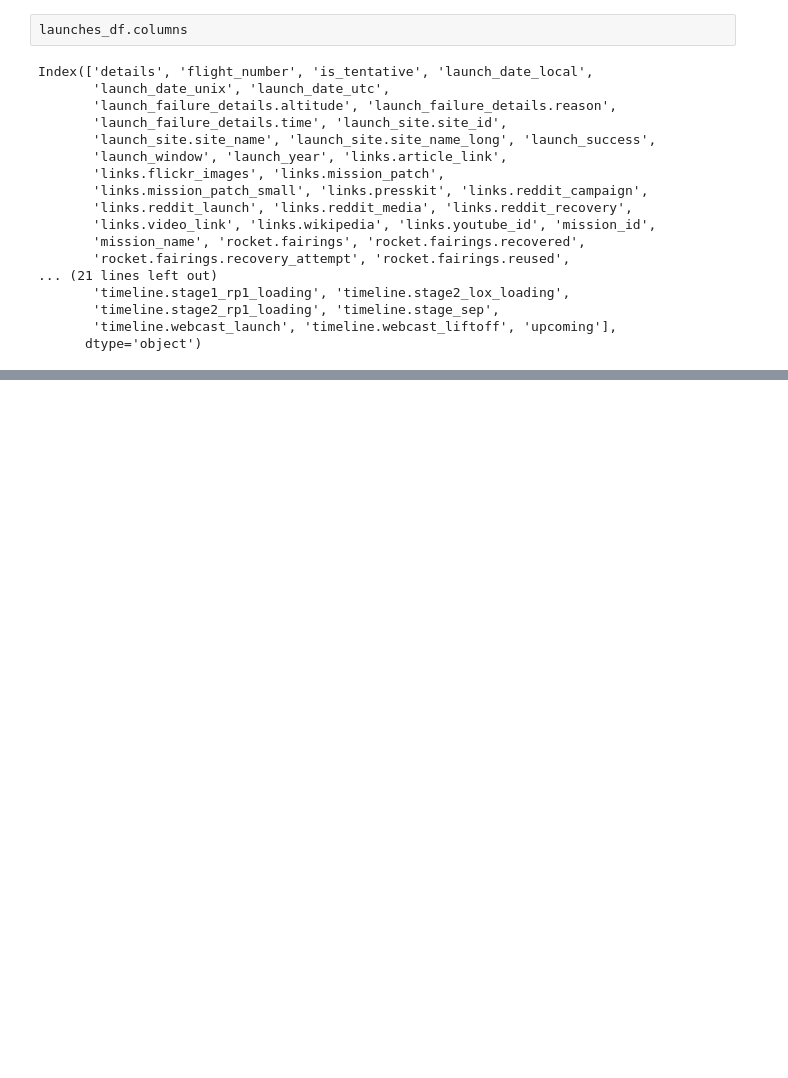
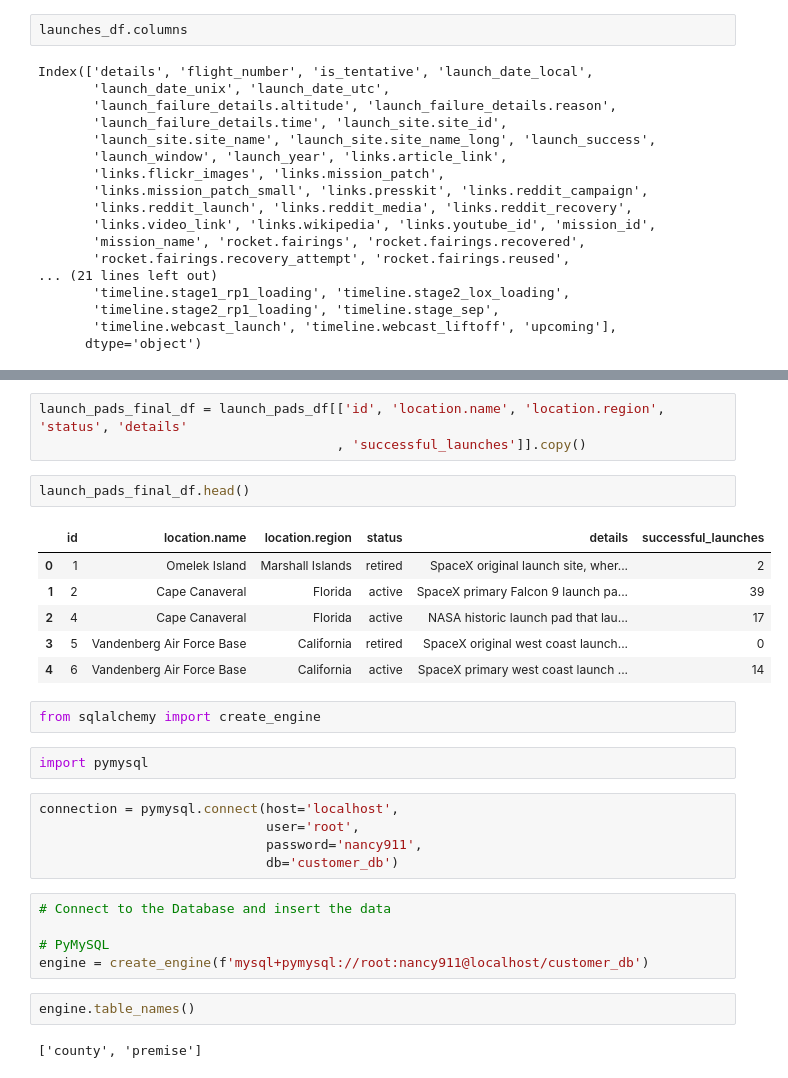
Before and after one commit to alobodanov/ETLspaceX, a Jupyter notebook: Hugo/bin/Extract_Insert_SpaceX.ipynb, the cells around one changed output, grey strips where cells are left out. Drawn from its saved outputs; the diff is of its cells as text; blank space fills up the shorter version.

```diff
--- a/Hugo/bin/Extract_Insert_SpaceX.ipynb
+++ b/Hugo/bin/Extract_Insert_SpaceX.ipynb
@@ -89,0 +141,30 @@ Index(['details', 'flight_number', 'is_tentative', 'launch_date_local',
+# %%
+launch_pads_final_df = launch_pads_df[['id', 'location.name', 'location.region', 'status', 'details'
+                                      , 'successful_launches']].copy()
+# %%
+launch_pads_final_df.head()
+# %% [output]
+|  | id | location.name | location.region | status | details | successful_launches |
+| 0 | 1 | Omelek Island | Marshall Islands | retired | SpaceX original launch site, wher... | 2 |
+| 1 | 2 | Cape Canaveral | Florida | active | SpaceX primary Falcon 9 launch pa... | 39 |
+| 2 | 4 | Cape Canaveral | Florida | active | NASA historic launch pad that lau... | 17 |
+| 3 | 5 | Vandenberg Air Force Base | California | retired | SpaceX original west coast launch... | 0 |
+| 4 | 6 | Vandenberg Air Force Base | California | active | SpaceX primary west coast launch ... | 14 |
+# %%
+from sqlalchemy import create_engine
+# %%
+import pymysql
+# %%
+connection = pymysql.connect(host='localhost',
+                             user='root',
+                             password='nancy911',
+                             db='customer_db')
+# %%
+# Connect to the Database and insert the data
+
+# PyMySQL
+engine = create_engine(f'mysql+pymysql://root:nancy911@localhost/customer_db')
+# %%
+engine.table_names()
+# %% [output]
+['county', 'premise']
```
Also changed, not shown: parts of 11 cells of this notebook, 1 other file.
